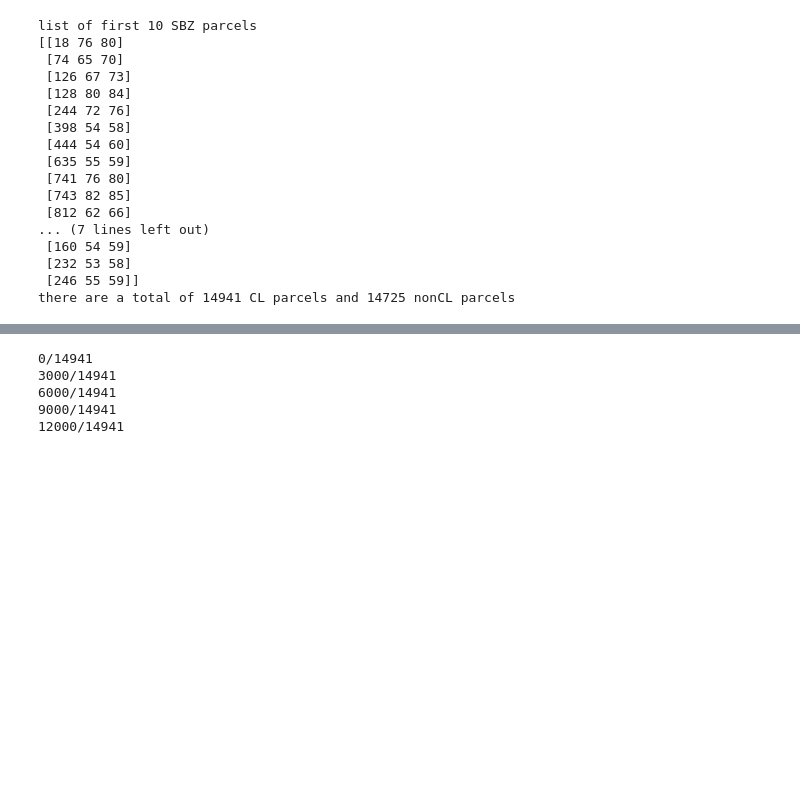
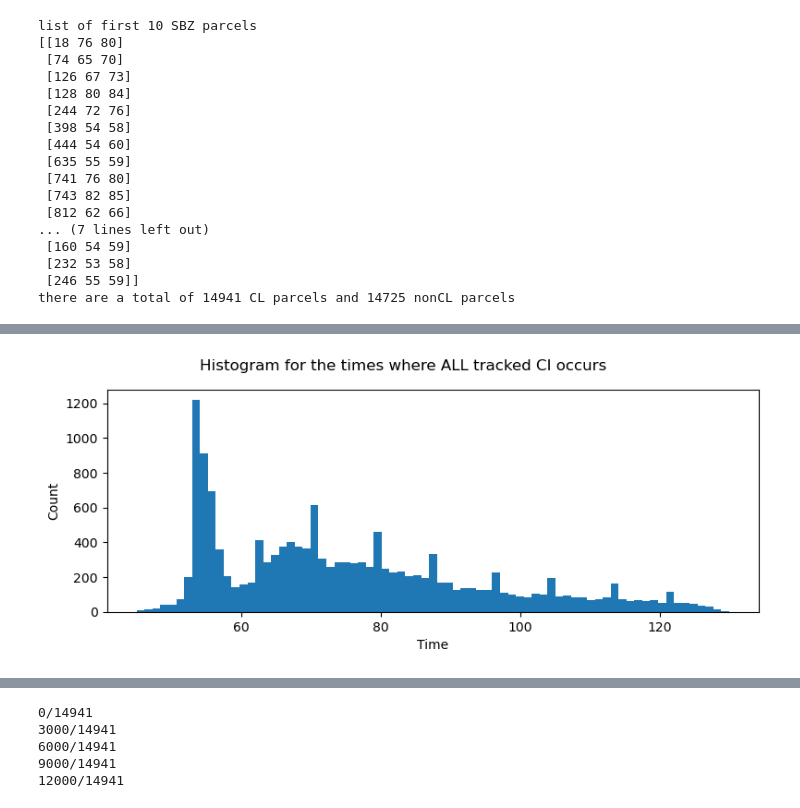
Before and after one commit to torrilab/DCI-Project, a Jupyter notebook: Code/Project_Algorithms/Tracked_Profiles/Tracked_Parcel_Stats.ipynb, the cells around one changed output, grey strips where cells are left out. Drawn from its saved outputs; the diff is of its cells as text; code cells hidden in the pictures; blank space fills up the shorter version.

```diff
--- a/Code/Project_Algorithms/Tracked_Profiles/Tracked_Parcel_Stats.ipynb
+++ b/Code/Project_Algorithms/Tracked_Profiles/Tracked_Parcel_Stats.ipynb
@@ -174,0 +331,36 @@ there are a total of 14941 CL parcels and 14725 nonCL parcels
+# %%
+Ps=ALL_out_arr[:,0]
+Ts=ALL_out_arr[:,1]
+
+Time_Lst=[]
+
+kms=np.argmax(data['xh'].values-data['xh'][0].values >= 1) #number of kms per grid
+Position=(Ts,Ps)
+for (t,p) in zip(*Position):
+    Time_Lst.append(t)
+
+
+########################################
+
+num_bins=100
+num_bins=75
+
+import matplotlib.pyplot as plt
+import matplotlib.gridspec as gridspec
+
+fig = plt.figure(figsize=(8, 6))  # Adjust figure size for a more rectangular layout
+gs = gridspec.GridSpec(2, 1, height_ratios=[1, 1])  # 2 rows, 1 column
+
+# First subplot: Distance from SBZ Front
+ax1 = plt.subplot(gs[0])
+ax1.hist(Time_Lst, bins=num_bins)
+ax1.set_ylabel('Count')
+ax1.set_xlabel('Time')
+
+# 50*5/60 ==> 1000 LT
+# 70*5/60 ==> 1200 LT
+
+plt.suptitle('Histogram for the times where ALL tracked CI occurs')
+plt.tight_layout()  # Adjust layout to prevent overlap
+# %% [output]
+[figure, added]
```
Also changed, not shown: parts of 33 cells of this notebook, 26 other files.
